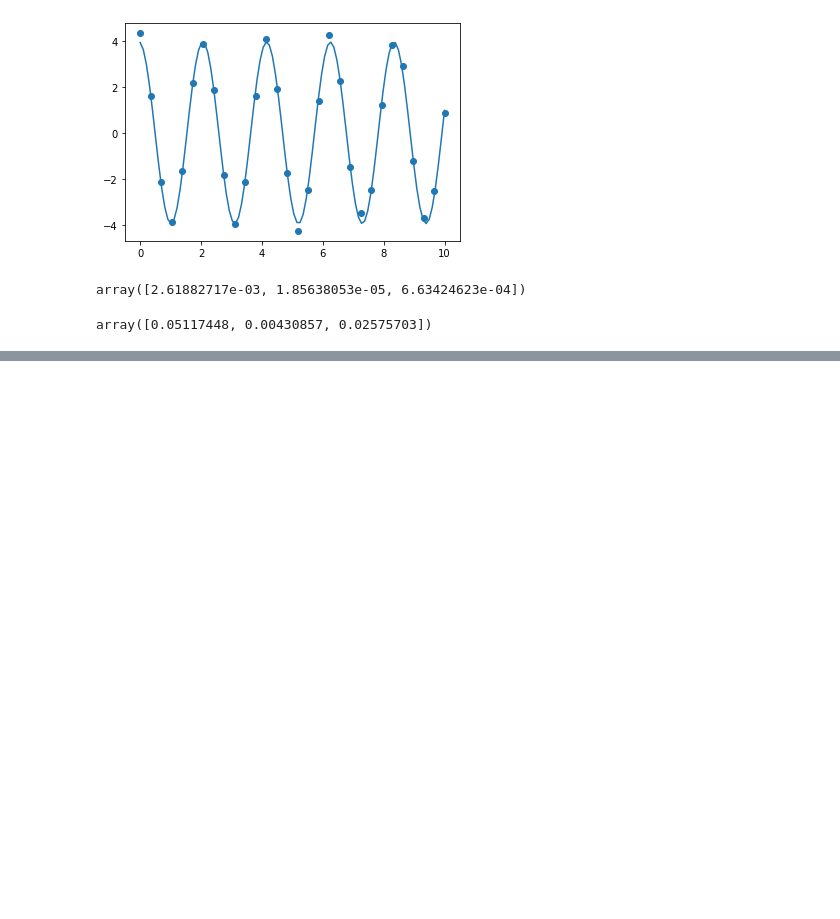
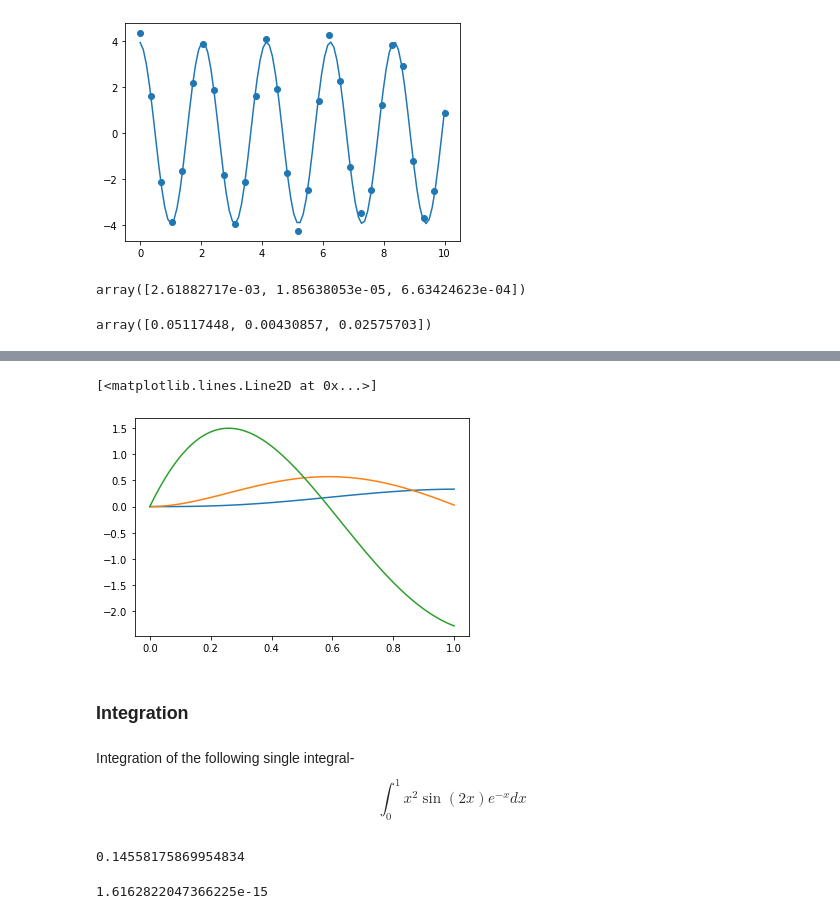
Before and after one commit to aritraroy24/CompChem_Python_Modules_Learning, a Jupyter notebook: SciPy/SciPy Tutorial.ipynb, the cells around one changed output, grey strips where cells are left out. Drawn from its saved outputs; the diff is of its cells as text; code cells hidden in the pictures; blank space fills up the shorter version.

```diff
--- a/SciPy/SciPy Tutorial.ipynb
+++ b/SciPy/SciPy Tutorial.ipynb
@@ -187,0 +225,16 @@ array([0.05117448, 0.00430857, 0.02575703])
+# %%
+def f(x):
+    return x**2 * np.sin(2*x) * np.exp(-x)
+
+x = np.linspace(0, 1, 100)
+# %%
+plt.plot(x, f(x))   # plotting the function
+plt.plot(x, derivative(f, x, dx=1e-6))   # 1e-6 separation between two points
+plt.plot(x, derivative(f, x, dx=1e-6, n=2))   # 2nd order derivative
+# %% [output]
+[<matplotlib.lines.Line2D at 0x...>]
+[figure, added]
+# %% [markdown]
+### Integration
+# %% [markdown]
+Integration of the following single integral-<br> $$\int_{0}^1 x^2\sin{(2x)}e^{-x}dx$$
@@ -187,0 +251,8 @@ array([0.05117448, 0.00430857, 0.02575703])
+# %%
+integral   # value of the integration
+# %% [output]
+0.14558175869954834
+# %%
+integral_error   # error in the integration value calculation
+# %% [output]
+1.6162822047366225e-15
```
Also changed, not shown: parts of 15 cells of this notebook.
